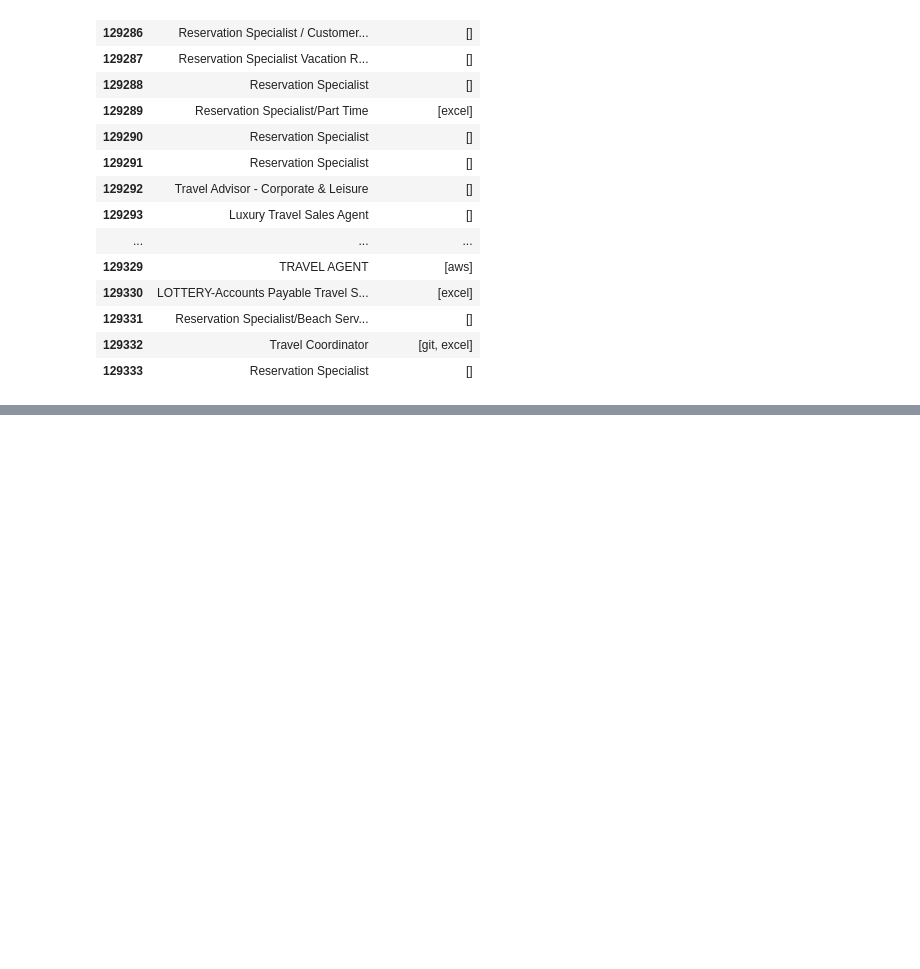
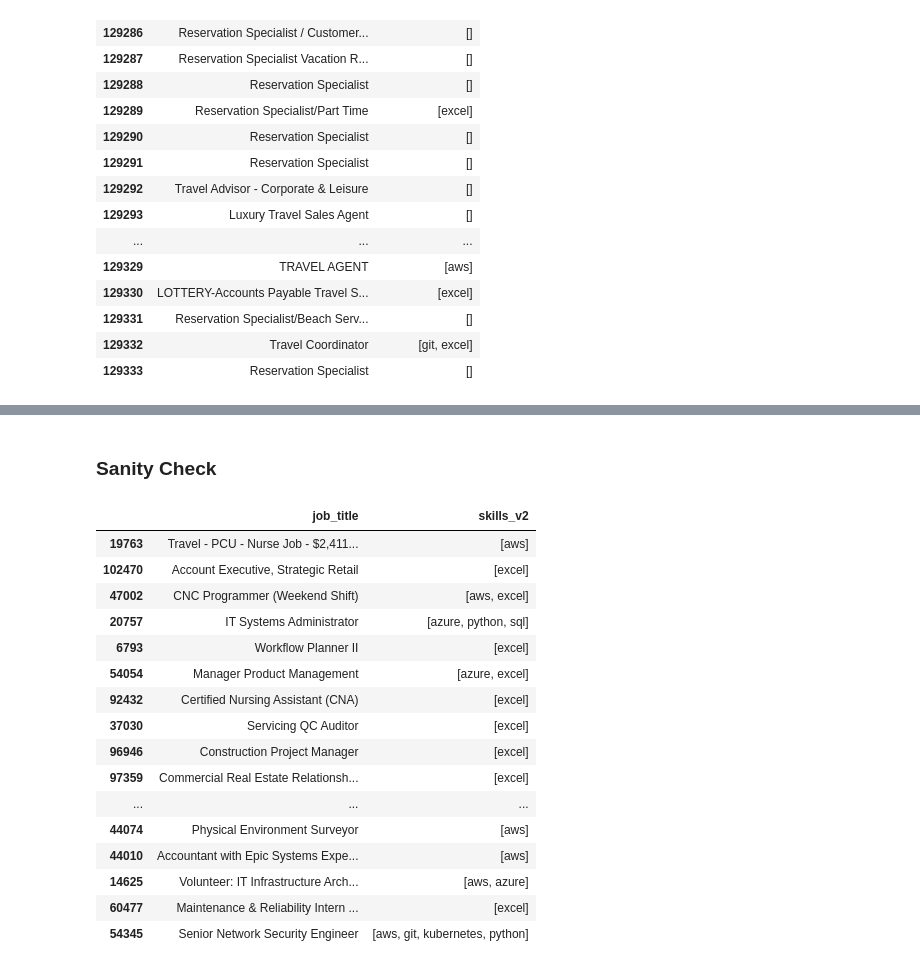
Before and after one commit to sufyan14/job-market-intelligence-system, a Jupyter notebook: notebooks/02_text_processing.ipynb, the cells around one changed output, grey strips where cells are left out. Cells and saved outputs as stored; diff of their text form; code cells hidden in the pictures; blank space fills up the shorter version.

```diff
--- a/notebooks/02_text_processing.ipynb
+++ b/notebooks/02_text_processing.ipynb
@@ -344,0 +399,7 @@ combined_canonical[["job_title", "extracted_skills"]].tail(50)
+# %%
+def extract_skills(text, skill_vocab):
+    text = text.lower()
+    return sorted([
+        skill for skill in skill_vocab
+        if skill in text
+    ])
@@ -344,0 +408,5 @@ combined_canonical[["job_title", "extracted_skills"]].tail(50)
+# %%
+combined_canonical["job_text"] = (
+    combined_canonical["job_title"].fillna("") + " " +
+    combined_canonical["clean_description"].fillna("")
+)
@@ -344,0 +427,24 @@ combined_canonical[["job_title", "extracted_skills"]].tail(50)
+# %% [markdown]
+### Sanity Check
+# %%
+combined_canonical[
+    combined_canonical["skills_v2"].str.len() > 0
+][["job_title", "skills_v2"]].sample(20)
+# %% [output]
+|  | job_title | skills_v2 |
+| 19763 | Travel - PCU - Nurse Job - $2,411... | [aws] |
+| 102470 | Account Executive, Strategic Retail | [excel] |
+| 47002 | CNC Programmer (Weekend Shift) | [aws, excel] |
+| 20757 | IT Systems Administrator | [azure, python, sql] |
+| 6793 | Workflow Planner II | [excel] |
+| 54054 | Manager Product Management | [azure, excel] |
+| 92432 | Certified Nursing Assistant (CNA) | [excel] |
+| 37030 | Servicing QC Auditor | [excel] |
+| 96946 | Construction Project Manager | [excel] |
+| 97359 | Commercial Real Estate Relationsh... | [excel] |
+| ... | ... | ... |
+| 44074 | Physical Environment Surveyor | [aws] |
+| 44010 | Accountant with Epic Systems Expe... | [aws] |
+| 14625 | Volunteer: IT Infrastructure Arch... | [aws, azure] |
+| 60477 | Maintenance & Reliability Intern ... | [excel] |
+| 54345 | Senior Network Security Engineer | [aws, git, kubernetes, python] |
```
Also changed, not shown: parts of 12 cells of this notebook.
